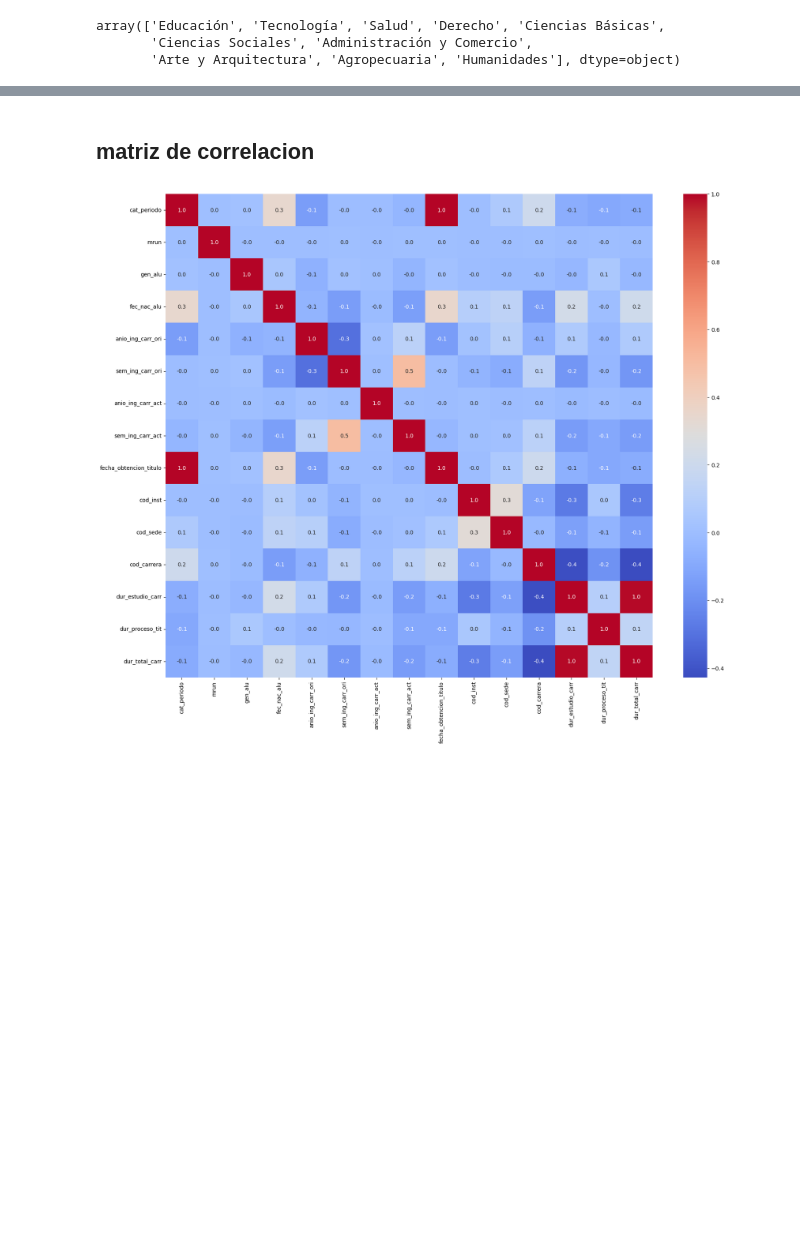
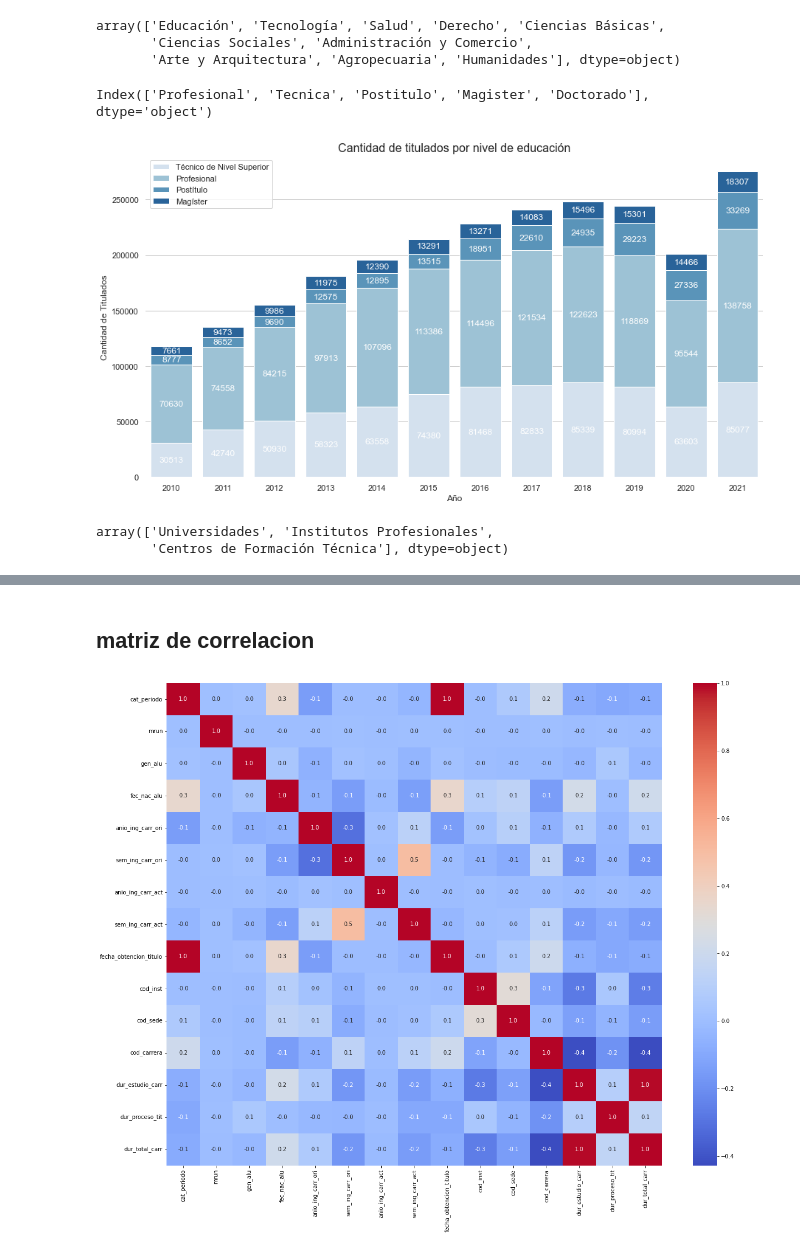
Before and after one commit to NicoBrandstetterr/titulados_ed_superior, a Jupyter notebook: preprocesamiento.ipynb, the cells around one changed output, grey strips where cells are left out. Drawn from its saved outputs; the diff is of its cells as text; code cells hidden in the pictures; blank space fills up the shorter version.

Commit message:
titulados por año y por region

```diff
--- a/preprocesamiento.ipynb
+++ b/preprocesamiento.ipynb
@@ -101,5 +142,62 @@ for df in data.values():
 # ver si se eliminan gabriela mistral y formacion tecnica INFOMED
 # %%
 df_final = pd.DataFrame()
-for df in data.values():
+for key, df in data.items():
     df_final = pd.concat([df_final, df], ignore_index=True)
+# %%
+df_tipo_edu = pd.DataFrame()
+for year in df_final.year.unique():
+    # Se crea un diccionario con la cantidad de titulados por nivel de educación para cada año.
+    data_year = df_final[df_final['cat_periodo']==int(year)]['nivel_carrera_2'].value_counts().to_dict()
+    # Se crea un DataFrame para almacenar la información.
+    df_tipo_edu = pd.concat([df_tipo_edu,pd.DataFrame(data_year, index=[int(year)])], ignore_index=False)
+# cambiar los nombres de las columnas
+df_tipo_edu.columns = ['Profesional', 'Tecnica', 'Postitulo', 'Magister', 'Doctorado']
+df_tipo_edu.columns
+# %% [output]
+Index(['Profesional', 'Tecnica', 'Postitulo', 'Magister', 'Doctorado'], dtype='object')
+# %%
+#normalizar para probar
+# df_tipo_edu = df_tipo_edu.div(df_tipo_edu.sum(axis=1), axis=0)
+
+fig, ax = plt.subplots(figsize=(15, 8))
+
+# Se define una paleta de colores para los gráficos. Se utiliza la paleta "Blues" de seaborn con 5 tonalidades.
+colors = sns.color_palette("Blues", n_colors=4)
+
+sns.barplot(x=df_tipo_edu.index, y=df_tipo_edu['Tecnica'], label="Técnico de Nivel Superior",
+            color=colors[0])
+
+sns.barplot(x=df_tipo_edu.index, y=df_tipo_edu['Profesional'], label="Profesional",
+            color=colors[1], bottom=df_tipo_edu['Tecnica'])
+
+sns.barplot(x=df_tipo_edu.index, y=df_tipo_edu['Postitulo'], label="Postítulo",
+            color=colors[2], bottom=df_tipo_edu['Profesional'] + df_tipo_edu['Tecnica'])
+
+sns.barplot(x=df_tipo_edu.index, y=df_tipo_edu['Magister'], label="Magíster",
+            color=colors[3], bottom=df_tipo_edu['Profesional'] + df_tipo_edu['Tecnica'] + df_tipo_edu['Postitulo'])
+
+# Se pueden despreciar los datos de doctorado, ya que son muy pocos. Por revisar.
+# sns.barplot(x=df_tipo_edu.index, y=df_tipo_edu['Doctorado'], label="Doctorado",
+#             color=colors[4], bottom=df_tipo_edu['Profesional'] + df_tipo_edu['Tecnica'] + df_tipo_edu['Postitulo'] + df_tipo_edu['Magister'])
+
+for bar in ax.containers:
+    ax.bar_label(bar, label_type='center', color = 'white')
+
+ax.legend(loc='upper left')
+sns.despine(left=True, bottom=True)
+ax.set_title("Cantidad de titulados por nivel de educación", fontsize=16)
+ax.set_xlabel("Año")
+ax.set_ylabel("Cantidad de Titulados")
+plt.show()
+
+# Se observa una caida por las fechas de la pandemia.
+# %% [output]
+[figure, added]
+# %%
+# Se busca graficar el tipo de estudio por región de los matriculados por año en los primeros niveles de educación superior: técnico y profesional.
+df_final[['gen_alu', 'region_sede', 'tipo_inst_1', 'nivel_carrera_2', 'cat_periodo']]
+df_final.tipo_inst_1.unique()
+# %% [output]
+array(['Universidades', 'Institutos Profesionales',
+       'Centros de Formación Técnica'], dtype=object)
```
Also changed, not shown: parts of 17 cells of this notebook.
